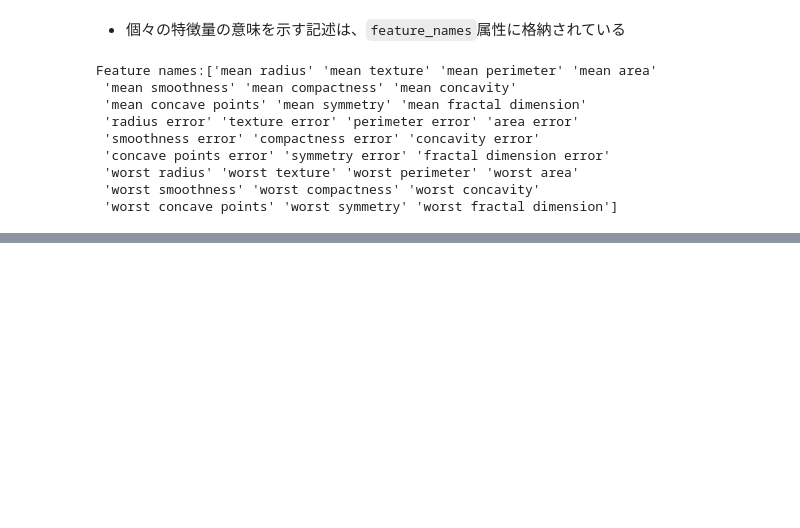
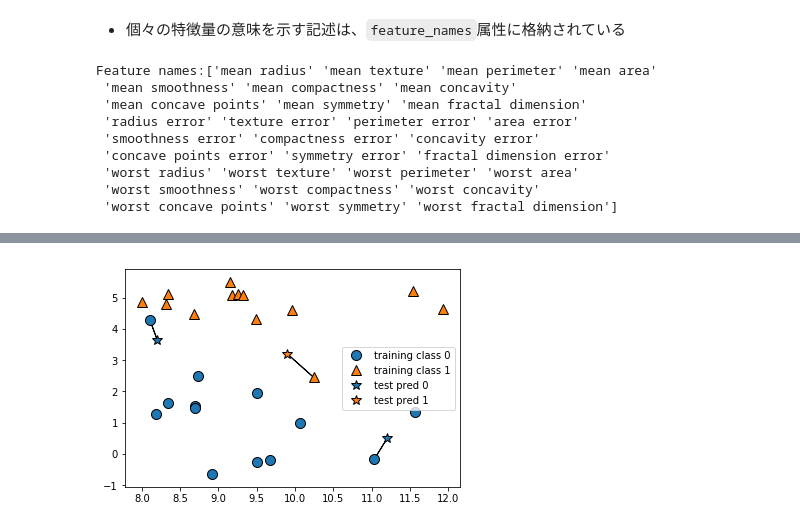
Before and after one commit to devkunii/knowledge, a Jupyter notebook: machine-learning/Pythonではじめる機械学習/2章_教師あり学習/03_教師あり機械学習アルゴリズム.ipynb, the cells around one changed output, grey strips where cells are left out. Drawn from its saved outputs; the diff is of its cells as text; code cells hidden in the pictures; blank space fills up the shorter version.

```diff
--- a/machine-learning/Pythonではじめる機械学習/2章_教師あり学習/03_教師あり機械学習アルゴリズム.ipynb
+++ b/machine-learning/Pythonではじめる機械学習/2章_教師あり学習/03_教師あり機械学習アルゴリズム.ipynb
@@ -137,0 +210,3 @@ Feature names:['mean radius' 'mean texture' 'mean perimeter' 'mean area'
+# %%
+X, y = mglearn.datasets.load_extended_boston()
+print("X.shape: {}".format(X.shape))
@@ -137,0 +233,4 @@ Feature names:['mean radius' 'mean texture' 'mean perimeter' 'mean area'
+# %%
+mglearn.plots.plot_knn_classification(n_neighbors=1)
+# %% [output]
+[figure, added]
```
Also changed, not shown: parts of 31 cells of this notebook.
